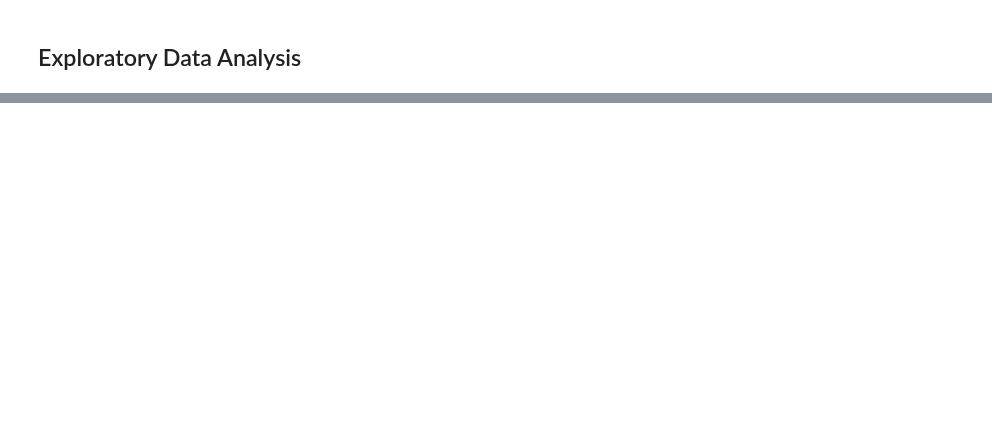
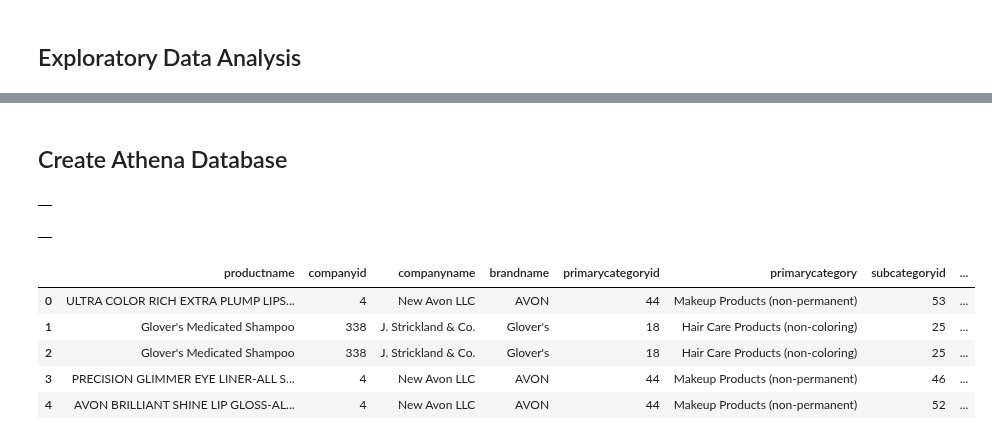
Before and after one commit to samantharivas/sc-cosmetics, a Jupyter notebook: SC-Cosmetics.ipynb, the cells around one changed output, grey strips where cells are left out. Cells and saved outputs as stored; diff of their text form; code cells hidden in the pictures; blank space fills up the shorter version.

```diff
--- a/SC-Cosmetics.ipynb
+++ b/SC-Cosmetics.ipynb
@@ -105,0 +221,2 @@ customer_df.head()
+# %% [markdown]
+## Create Athena Database
@@ -105,0 +232,56 @@ customer_df.head()
+# %%
+create_query = "CREATE DATABASE IF NOT EXISTS {}".format(db_name)
+pd.read_sql(create_query, conn)
+# %% [output]
+|  |
+# %%
+# create chemicals in cosmetics table
+chem_table_name ='cosmetic_chemicals'
+
+# chemical data S3 directory
+chem_s3_dir = f's3://{bucket}/chemicals-in-cosmetics'
+
+# drop table if it already exists
+drop_query = f'DROP TABLE IF EXISTS {db_name}.{chem_table_name}'
+pd.read_sql(drop_query, conn)
+
+# create table
+create_query = f"""
+                CREATE EXTERNAL TABLE IF NOT EXISTS {db_name}.{chem_table_name}(
+                ProductName string,
+                CompanyID int,
+                CompanyName string,
+                BrandName string,
+                PrimaryCategoryID int,
+                PrimaryCategory string,
+                SubCategoryID int,
+                SubCategory string,
+                ChemicalID int,
+                ChemicalName string,
+                InitialDateReported date,
+                MostRecentDateReported date,
+                ChemicalCreatedAt date,
+                ChemicalUpdatedAt date,
+                ChemicalCount int,
+                Discontinued int,
+                ChemicalRemoved int
+                )
+
+                ROW FORMAT DELIMITED
+                FIELDS TERMINATED BY ','
+                LOCATION '{chem_s3_dir}/'
+                TBLPROPERTIES ('skip.header.line.count'='1')
+"""
+pd.read_sql(create_query, conn)
+# %% [output]
+|  |
+# %%
+# view top 5 rows of chemical_cosmetics table
+pd.read_sql(f'SELECT * FROM {db_name}.{chem_table_name} LIMIT 5', conn)
+# %% [output]
+|  | productname | companyid | companyname | brandname | primarycategoryid | primarycategory | subcategoryid | ... |
+| 0 | ULTRA COLOR RICH EXTRA PLUMP LIPS... | 4 | New Avon LLC | AVON | 44 | Makeup Products (non-permanent) | 53 | ... |
+| 1 | Glover's Medicated Shampoo | 338 | J. Strickland & Co. | Glover's | 18 | Hair Care Products (non-coloring) | 25 | ... |
+| 2 | Glover's Medicated Shampoo | 338 | J. Strickland & Co. | Glover's | 18 | Hair Care Products (non-coloring) | 25 | ... |
+| 3 | PRECISION GLIMMER EYE LINER-ALL S... | 4 | New Avon LLC | AVON | 44 | Makeup Products (non-permanent) | 46 | ... |
+| 4 | AVON BRILLIANT SHINE LIP GLOSS-AL... | 4 | New Avon LLC | AVON | 44 | Makeup Products (non-permanent) | 52 | ... |
```
Also changed, not shown: parts of 25 cells of this notebook.
